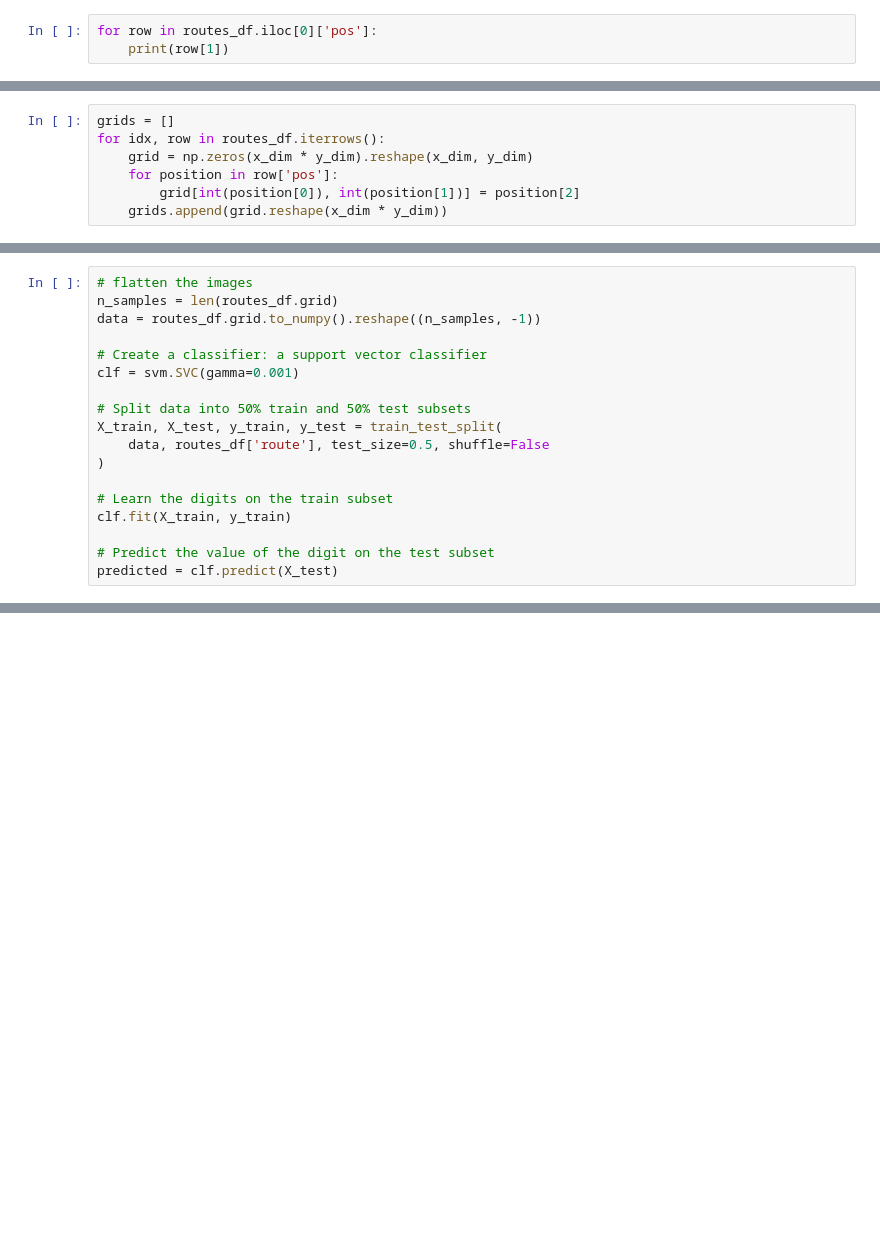
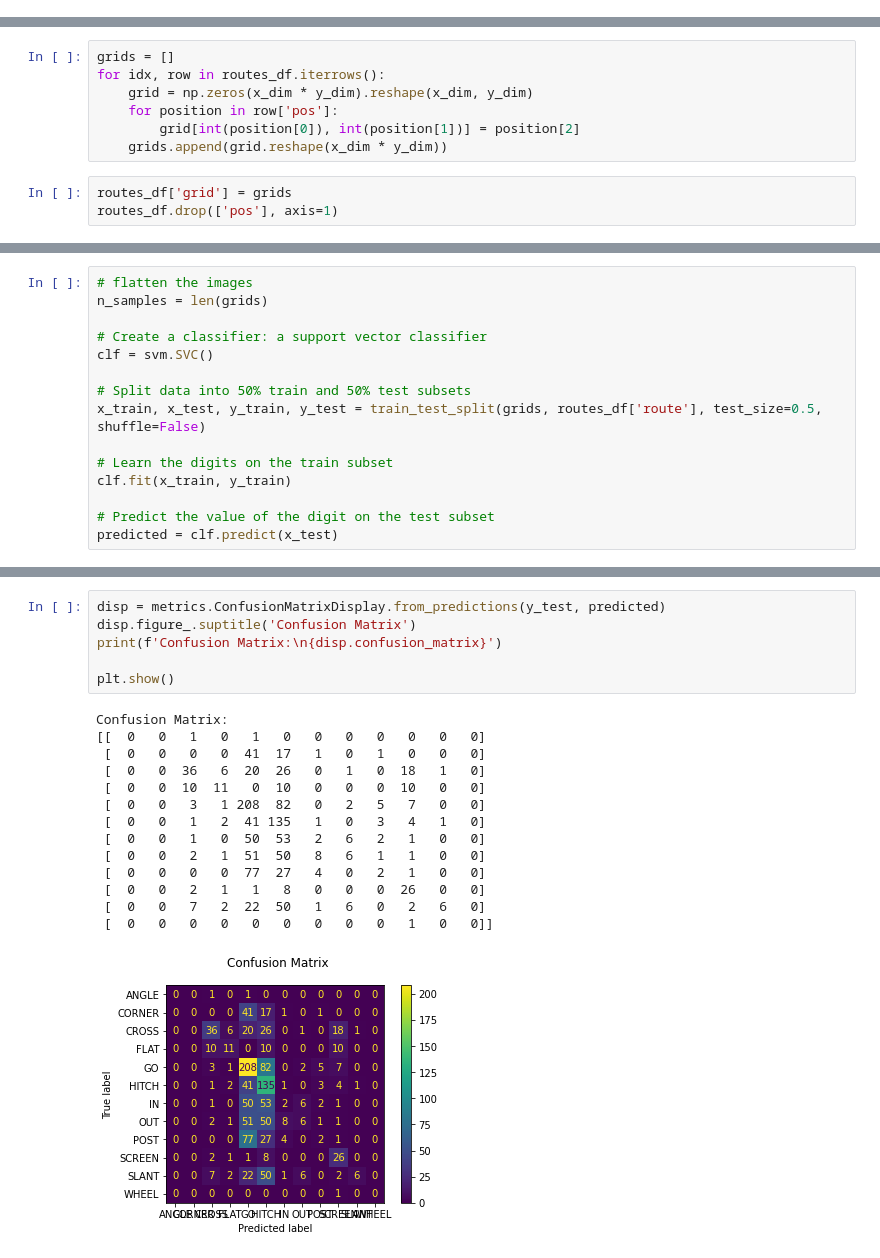
Before and after one commit to sskett/cosc301, a Jupyter notebook: route_finder.ipynb, the cells around one changed output, grey strips where cells are left out. Drawn from its saved outputs; the diff is of its cells as text; blank space fills up the shorter version.

Commit message:
Working SVM classifier for routes with ~30% accuracy

```diff
--- a/route_finder.ipynb
+++ b/route_finder.ipynb
@@ -130,3 +119,0 @@ plt.ylim(y[0] - 1, y[1] + 1)
-# %%
-for row in routes_df.iloc[0]['pos']:
-    print(row[1])
@@ -170,3 +129,6 @@ for idx, row in routes_df.iterrows():
     for position in row['pos']:
         grid[int(position[0]), int(position[1])] = position[2]
     grids.append(grid.reshape(x_dim * y_dim))
+# %%
+routes_df['grid'] = grids
+routes_df.drop(['pos'], axis=1)
@@ -173,18 +149,15 @@ for idx, row in routes_df.iterrows():
 # %%
 # flatten the images
-n_samples = len(routes_df.grid)
-data = routes_df.grid.to_numpy().reshape((n_samples, -1))
+n_samples = len(grids)
 
 # Create a classifier: a support vector classifier
-clf = svm.SVC(gamma=0.001)
+clf = svm.SVC()
 
 # Split data into 50% train and 50% test subsets
-X_train, X_test, y_train, y_test = train_test_split(
-    data, routes_df['route'], test_size=0.5, shuffle=False
-)
+x_train, x_test, y_train, y_test = train_test_split(grids, routes_df['route'], test_size=0.5, shuffle=False)
 
 # Learn the digits on the train subset
-clf.fit(X_train, y_train)
+clf.fit(x_train, y_train)
 
 # Predict the value of the digit on the test subset
-predicted = clf.predict(X_test)
+predicted = clf.predict(x_test)
@@ -231,0 +189,21 @@ array([[array([2.84, 0.  , 0.  , ..., 0.  , 0.  , 0.  ]),
+# %%
+disp = metrics.ConfusionMatrixDisplay.from_predictions(y_test, predicted)
+disp.figure_.suptitle('Confusion Matrix')
+print(f'Confusion Matrix:\n{disp.confusion_matrix}')
+
+plt.show()
+# %% [output]
+Confusion Matrix:
+[[  0   0   1   0   1   0   0   0   0   0   0   0]
+ [  0   0   0   0  41  17   1   0   1   0   0   0]
+ [  0   0  36   6  20  26   0   1   0  18   1   0]
+ [  0   0  10  11   0  10   0   0   0  10   0   0]
+ [  0   0   3   1 208  82   0   2   5   7   0   0]
+ [  0   0   1   2  41 135   1   0   3   4   1   0]
+ [  0   0   1   0  50  53   2   6   2   1   0   0]
+ [  0   0   2   1  51  50   8   6   1   1   0   0]
+ [  0   0   0   0  77  27   4   0   2   1   0   0]
+ [  0   0   2   1   1   8   0   0   0  26   0   0]
+ [  0   0   7   2  22  50   1   6   0   2   6   0]
+ [  0   0   0   0   0   0   0   0   0   1   0   0]]
+[figure, added]
```
Also changed, not shown: parts of 9 cells of this notebook, 1 other file.
